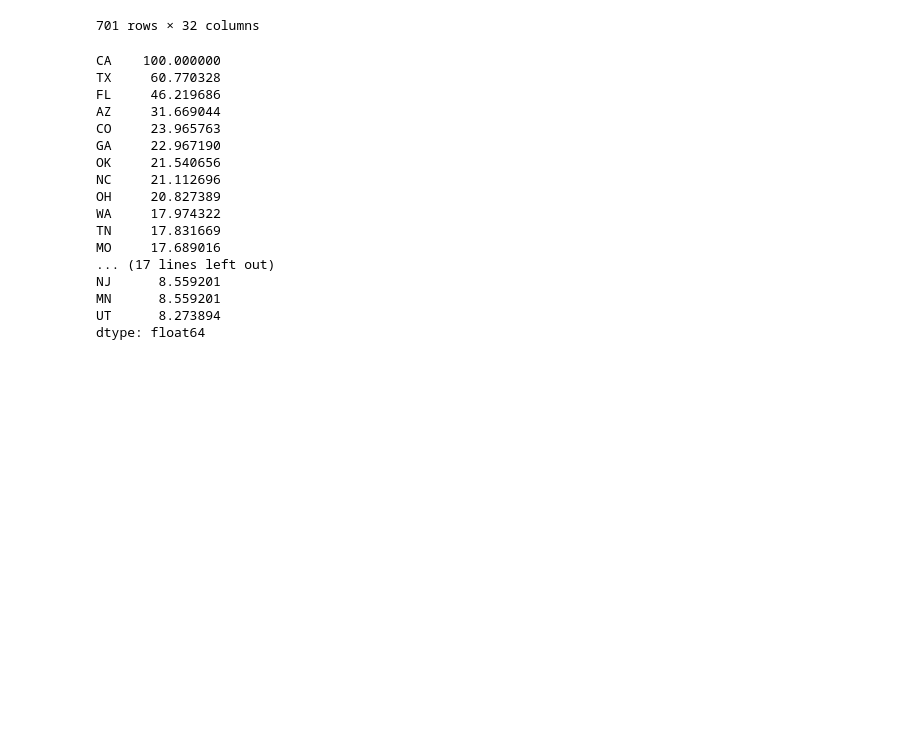
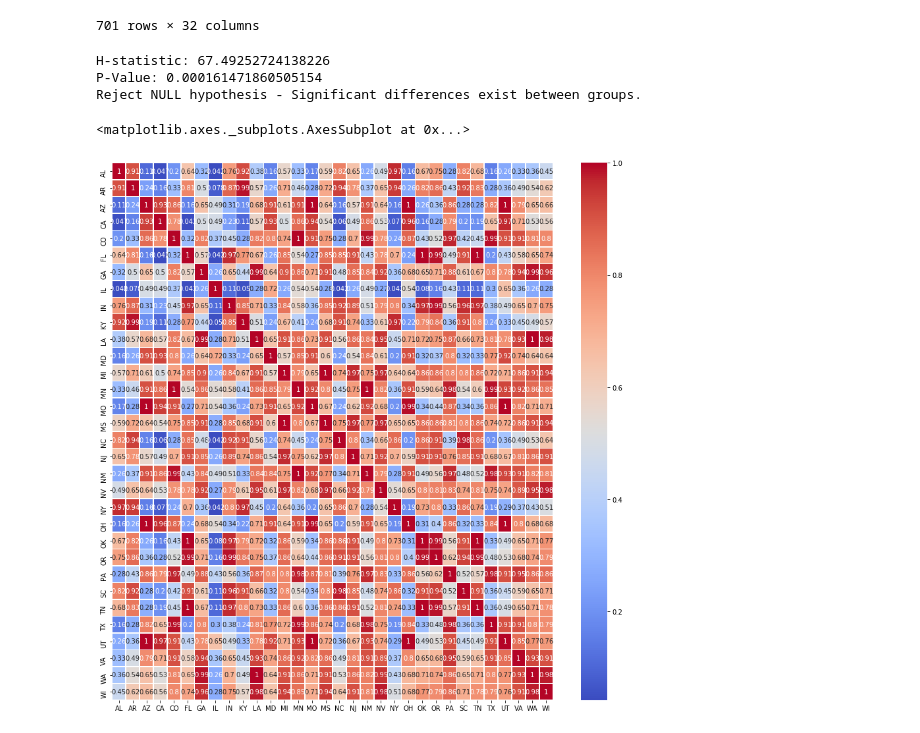
Before and after one commit to eringill/police_shootings, a Jupyter notebook: police_shootings.ipynb, the cells around one changed output. Cells and saved outputs as stored; diff of their text form; code cells hidden in the pictures; blank space fills up the shorter version.

Commit message:
feat: added further analysis of state correlation with age

```diff
--- a/police_shootings.ipynb
+++ b/police_shootings.ipynb
@@ -562,23 +551,26 @@ state_df_sorted
 | 763 | 73.0 | NaN | NaN | NaN | NaN | NaN | NaN | NaN | NaN | NaN | ... | ... |
 | 764 | 76.0 | NaN | NaN | NaN | NaN | NaN | NaN | NaN | NaN | NaN | ... | ... |
 701 rows × 32 columns
-# %%
-print((df1.shape[0] - df1.isnull().sum())/df1.shape[0] * 100)
-# %% [output]
-CA    100.000000
-TX     60.770328
-FL     46.219686
-AZ     31.669044
-CO     23.965763
-GA     22.967190
-OK     21.540656
-NC     21.112696
-OH     20.827389
-WA     17.974322
-TN     17.831669
-MO     17.689016
-... (17 lines left out)
-NJ      8.559201
-MN      8.559201
-UT      8.273894
-dtype: float64
+# %%
+#Kruskall Wallis H-test to determine whether any state stochastically dominates other states
+H, pval = stats.kruskal([state_df_sorted[i] for i in state_df_sorted.columns])
+print("H-statistic:", H)
+print("P-Value:", pval)
+if pval < 0.05:
+    print("Reject NULL hypothesis - Significant differences exist between groups.")
+if pval > 0.05:
+    print("Accept NULL hypothesis - No significant difference between groups.")
+# %% [output]
+H-statistic: 67.49252724138226
+P-Value: 0.000161471860505154
+Reject NULL hypothesis - Significant differences exist between groups.
+# %%
+x = state_df_sorted.melt(var_name='states', value_name='ages')
+x.dropna(axis = 0, how = 'any', inplace = True)
+p_values = sp.posthoc_dunn(x, val_col = 'ages', group_col= 'states', p_adjust =
+                          'fdr_bh', sort = True)
+fig, ax = plt.subplots(figsize = (15, 15))
+sns.heatmap(p_values, cmap='coolwarm', linewidths=0.5, annot=True)
+# %% [output]
+<matplotlib.axes._subplots.AxesSubplot at 0x...>
+[figure, added]
```
Also changed, not shown: parts of 3 cells of this notebook.
